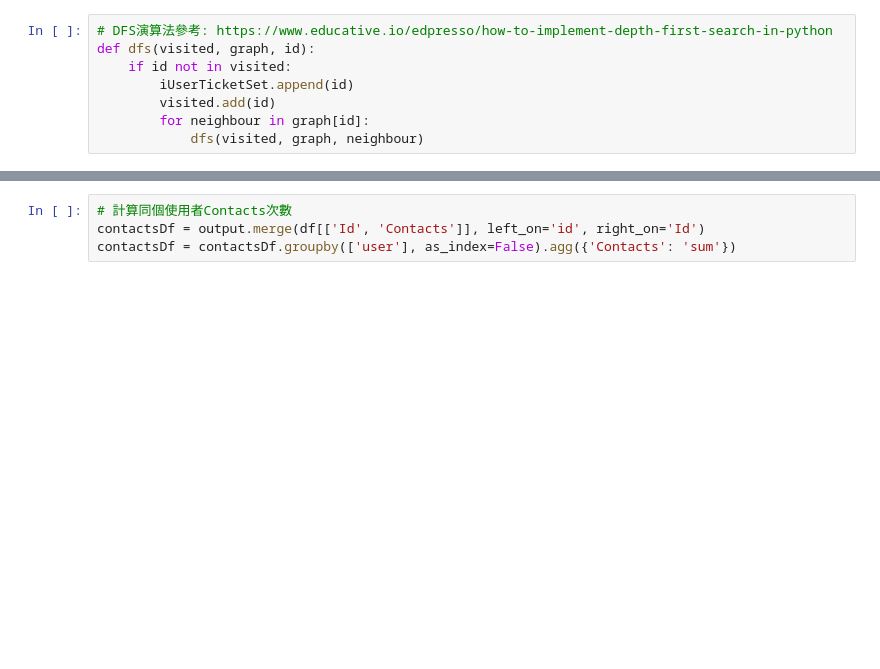
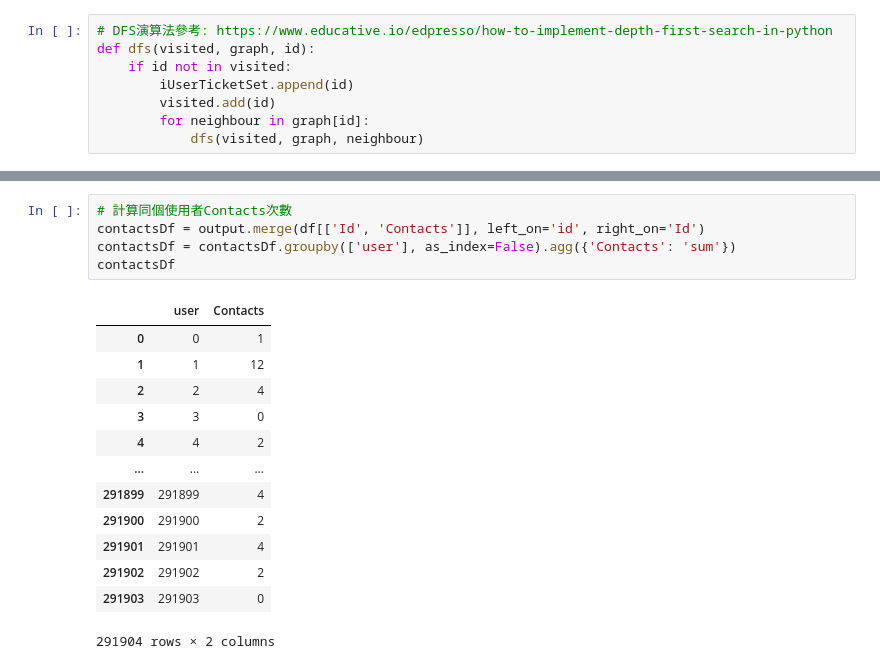
Before and after one commit to SuYenTing/Shopee-Code-League-2021, a Jupyter notebook: shopee_multi_channel_contacts.ipynb, the cells around one changed output, grey strips where cells are left out. Drawn from its saved outputs; the diff is of its cells as text; blank space fills up the shorter version.

```diff
--- a/shopee_multi_channel_contacts.ipynb
+++ b/shopee_multi_channel_contacts.ipynb
@@ -66,7 +154,22 @@ output = output.explode('id')
 # %%
 # 計算同個使用者Contacts次數
 contactsDf = output.merge(df[['Id', 'Contacts']], left_on='id', right_on='Id')
 contactsDf = contactsDf.groupby(['user'], as_index=False).agg({'Contacts': 'sum'})
+contactsDf
+# %% [output]
+|  | user | Contacts |
+| 0 | 0 | 1 |
+| 1 | 1 | 12 |
+| 2 | 2 | 4 |
+| 3 | 3 | 0 |
+| 4 | 4 | 2 |
+| ... | ... | ... |
+| 291899 | 291899 | 4 |
+| 291900 | 291900 | 2 |
+| 291901 | 291901 | 4 |
+| 291902 | 291902 | 2 |
+| 291903 | 291903 | 0 |
+291904 rows × 2 columns
 # %%
 # 合併資料並整理Kaggle提交檔案格式
 output = output.merge(contactsDf, left_on='user', right_on='user')
```
Also changed, not shown: parts of 8 cells of this notebook.
